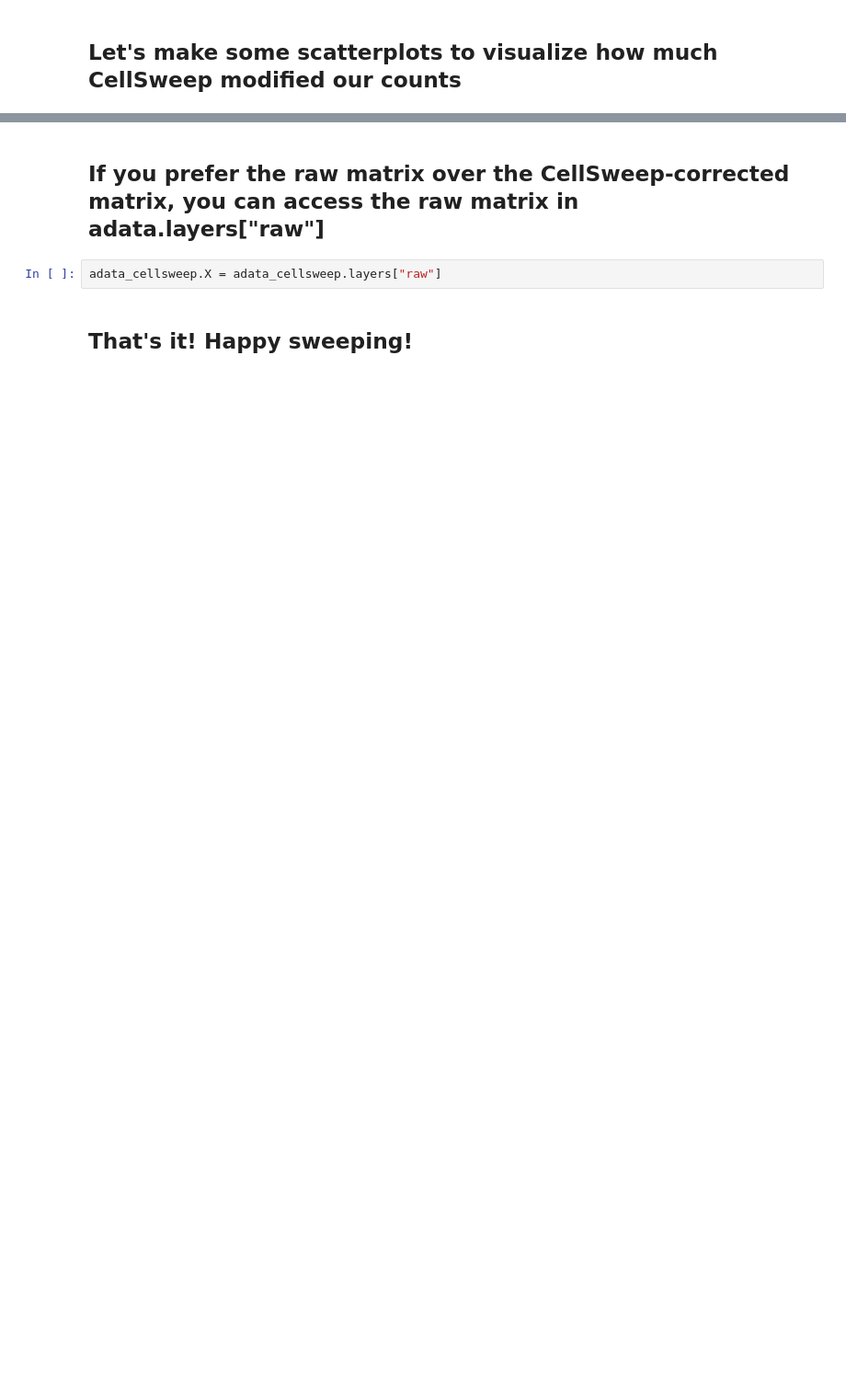
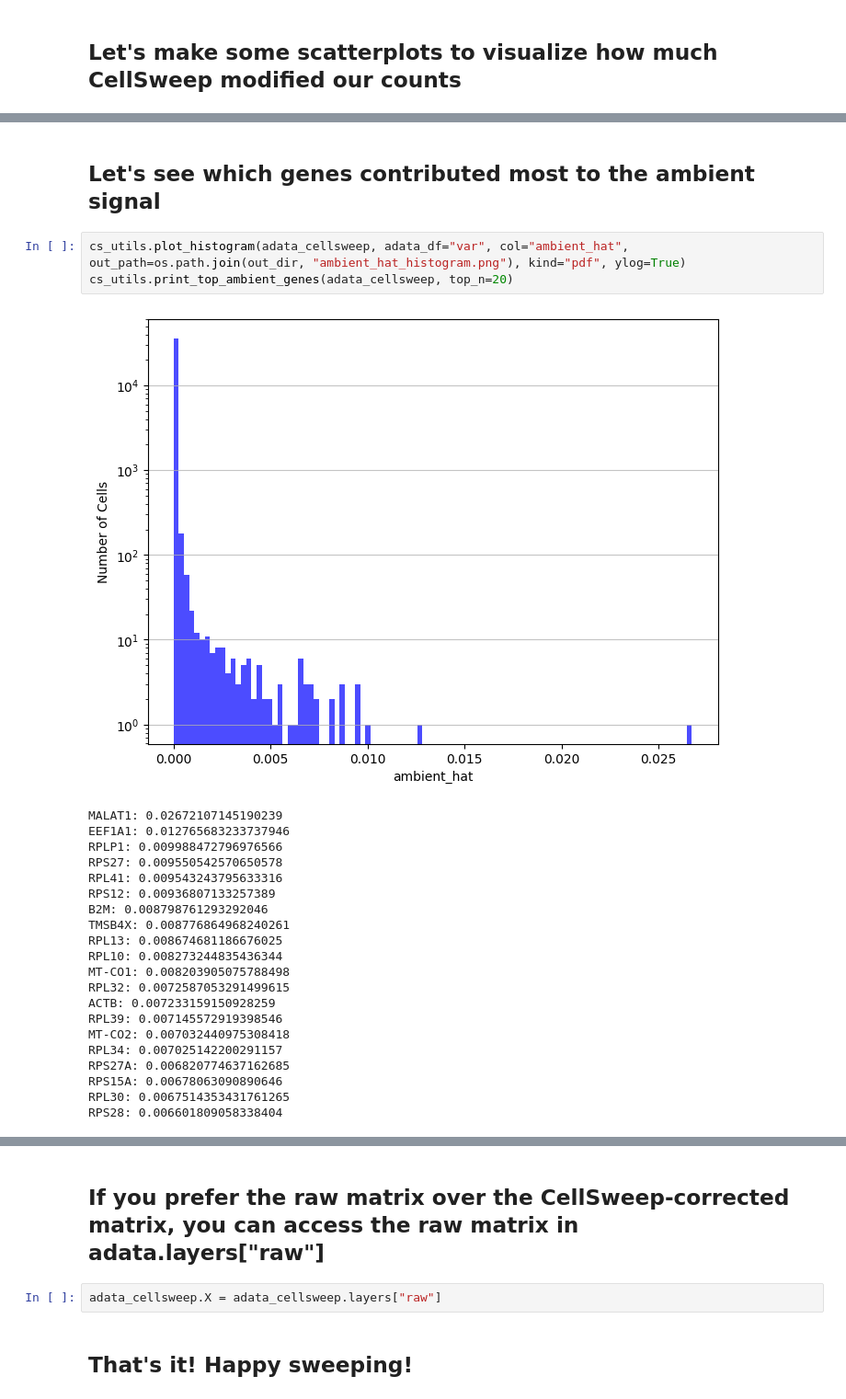
Before and after one commit to pachterlab/cellsweep, a Jupyter notebook: notebooks/intro.ipynb, the cells around one changed output, grey strips where cells are left out. Shown at 92% size. Saved outputs shown, nothing was run; the diff lists cells and outputs as text; blank space fills up the shorter version.

```diff
--- a/notebooks/intro.ipynb
+++ b/notebooks/intro.ipynb
@@ -135,0 +149,27 @@ cs_utils.plot_matrix_scatterplot(adata_raw, adata_cellsweep, point_type="gene",
+# %% [markdown]
+## Let's see which genes contributed most to the ambient signal
+# %%
+cs_utils.plot_histogram(adata_cellsweep, adata_df="var", col="ambient_hat", out_path=os.path.join(out_dir, "ambient_hat_histogram.png"), kind="pdf", ylog=True)
+cs_utils.print_top_ambient_genes(adata_cellsweep, top_n=20)
+# %% [output]
+[figure, added]
+MALAT1: 0.02672107145190239
+EEF1A1: 0.012765683233737946
+RPLP1: 0.009988472796976566
+RPS27: 0.009550542570650578
+RPL41: 0.009543243795633316
+RPS12: 0.00936807133257389
+B2M: 0.008798761293292046
+TMSB4X: 0.008776864968240261
+RPL13: 0.008674681186676025
+RPL10: 0.008273244835436344
+MT-CO1: 0.008203905075788498
+RPL32: 0.0072587053291499615
+ACTB: 0.007233159150928259
+RPL39: 0.007145572919398546
+MT-CO2: 0.007032440975308418
+RPL34: 0.007025142200291157
+RPS27A: 0.006820774637162685
+RPS15A: 0.00678063090890646
+RPL30: 0.0067514353431761265
+RPS28: 0.006601809058338404
```
Also changed, not shown: parts of 7 cells of this notebook, 6 other files.
